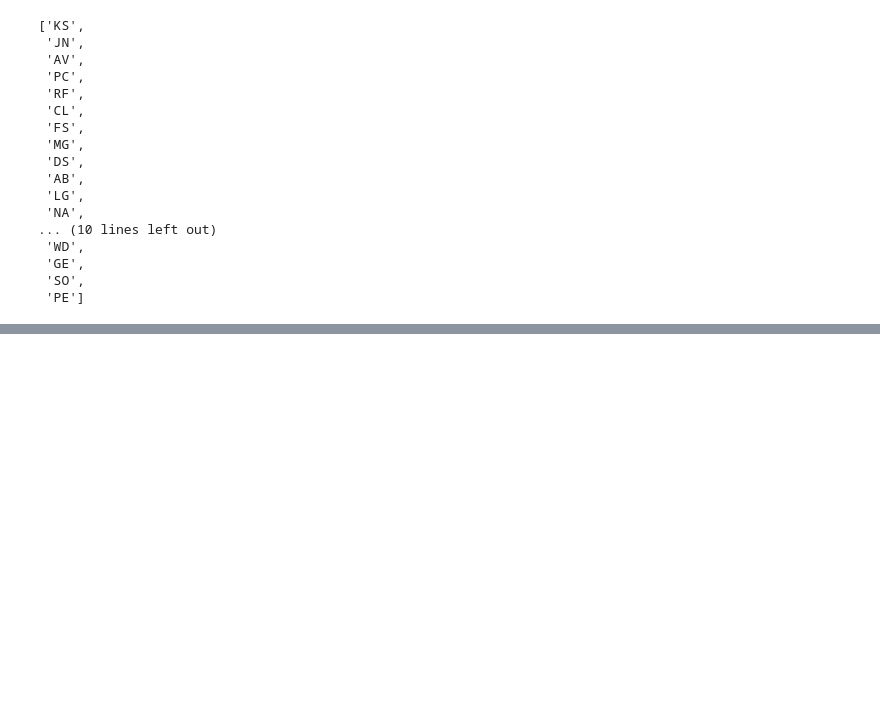
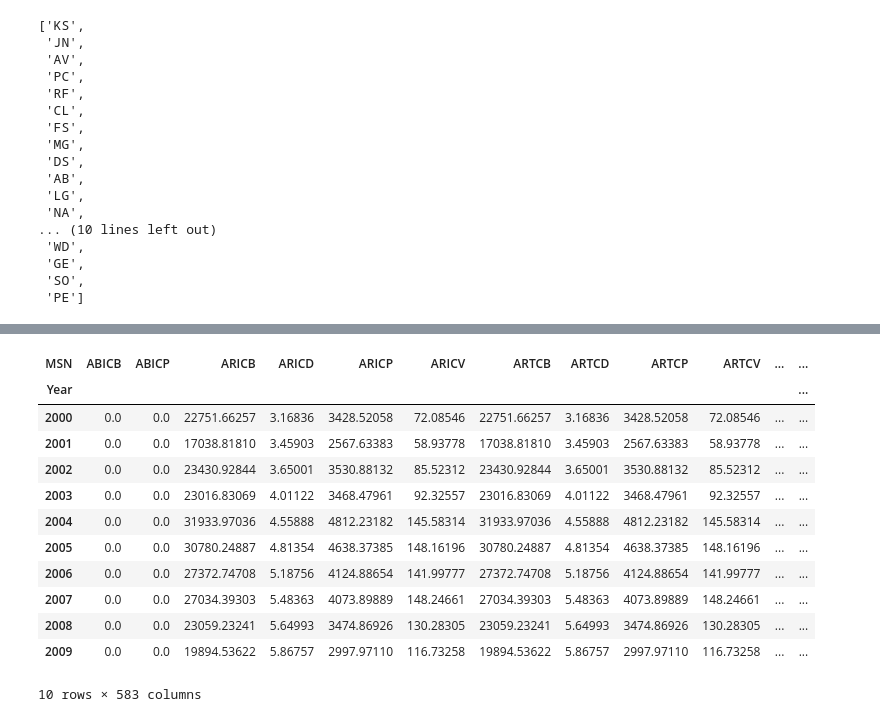
Before and after one commit to charmoniumQ/MCM-2018, a Jupyter notebook: MCM-Data-Analysis.ipynb, the cells around one changed output, grey strips where cells are left out. Saved outputs shown, nothing was run; the diff lists cells and outputs as text; code cells hidden in the pictures; blank space fills up the shorter version.

```diff
--- a/MCM-Data-Analysis.ipynb
+++ b/MCM-Data-Analysis.ipynb
@@ -509,0 +537,18 @@ for column in data['AZ'].columns:
+# %%
+rf_training_data_AZ = data['AZ'][(data['AZ'].index <= 2009) & (data['AZ'].index >= 2000)]
+# %%
+rf_training_data_AZ
+# %% [output]
+| MSN | ABICB | ABICP | ARICB | ARICD | ARICP | ARICV | ARTCB | ARTCD | ARTCP | ARTCV | ... | ... |
+| Year |  |  |  |  |  |  |  |  |  |  |  | ... |
+| 2000 | 0.0 | 0.0 | 22751.66257 | 3.16836 | 3428.52058 | 72.08546 | 22751.66257 | 3.16836 | 3428.52058 | 72.08546 | ... | ... |
+| 2001 | 0.0 | 0.0 | 17038.81810 | 3.45903 | 2567.63383 | 58.93778 | 17038.81810 | 3.45903 | 2567.63383 | 58.93778 | ... | ... |
+| 2002 | 0.0 | 0.0 | 23430.92844 | 3.65001 | 3530.88132 | 85.52312 | 23430.92844 | 3.65001 | 3530.88132 | 85.52312 | ... | ... |
+| 2003 | 0.0 | 0.0 | 23016.83069 | 4.01122 | 3468.47961 | 92.32557 | 23016.83069 | 4.01122 | 3468.47961 | 92.32557 | ... | ... |
+| 2004 | 0.0 | 0.0 | 31933.97036 | 4.55888 | 4812.23182 | 145.58314 | 31933.97036 | 4.55888 | 4812.23182 | 145.58314 | ... | ... |
+| 2005 | 0.0 | 0.0 | 30780.24887 | 4.81354 | 4638.37385 | 148.16196 | 30780.24887 | 4.81354 | 4638.37385 | 148.16196 | ... | ... |
+| 2006 | 0.0 | 0.0 | 27372.74708 | 5.18756 | 4124.88654 | 141.99777 | 27372.74708 | 5.18756 | 4124.88654 | 141.99777 | ... | ... |
+| 2007 | 0.0 | 0.0 | 27034.39303 | 5.48363 | 4073.89889 | 148.24661 | 27034.39303 | 5.48363 | 4073.89889 | 148.24661 | ... | ... |
+| 2008 | 0.0 | 0.0 | 23059.23241 | 5.64993 | 3474.86926 | 130.28305 | 23059.23241 | 5.64993 | 3474.86926 | 130.28305 | ... | ... |
+| 2009 | 0.0 | 0.0 | 19894.53622 | 5.86757 | 2997.97110 | 116.73258 | 19894.53622 | 5.86757 | 2997.97110 | 116.73258 | ... | ... |
+10 rows × 583 columns
```
Also changed, not shown: parts of 7 cells of this notebook.
